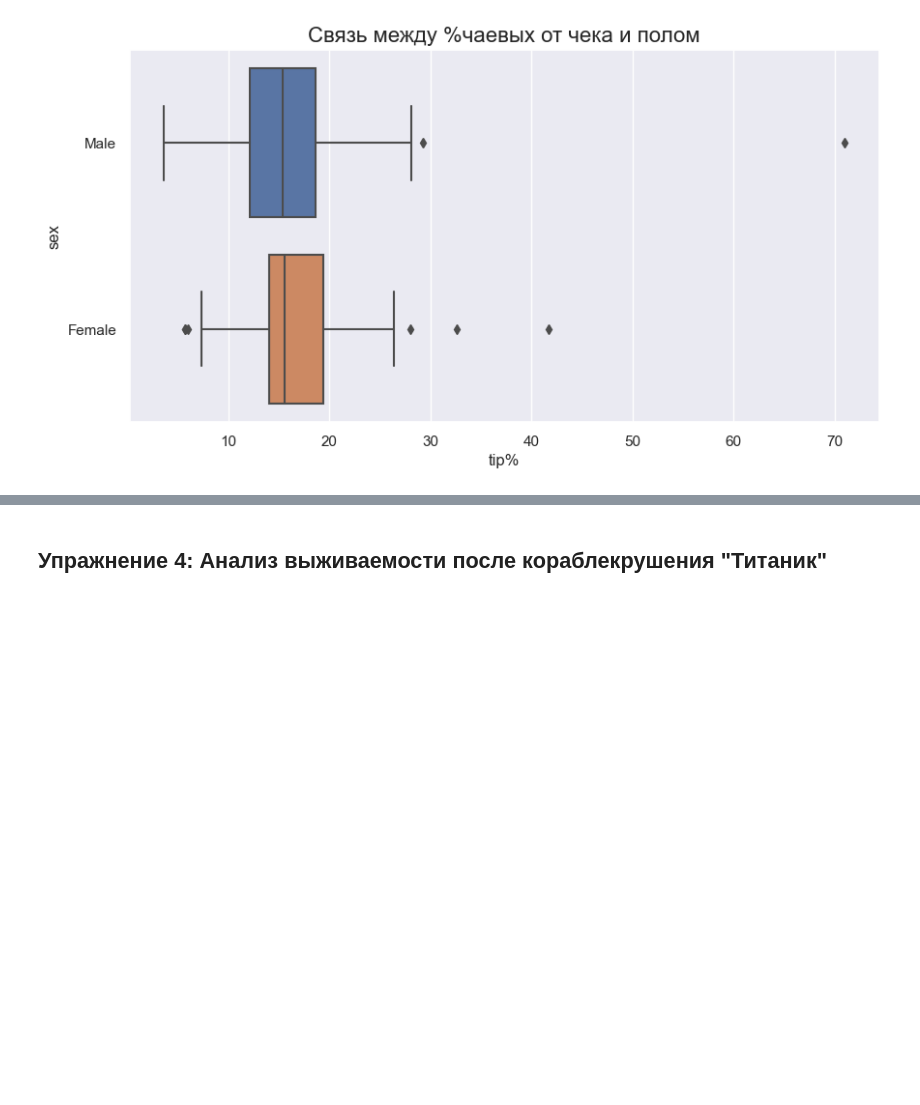
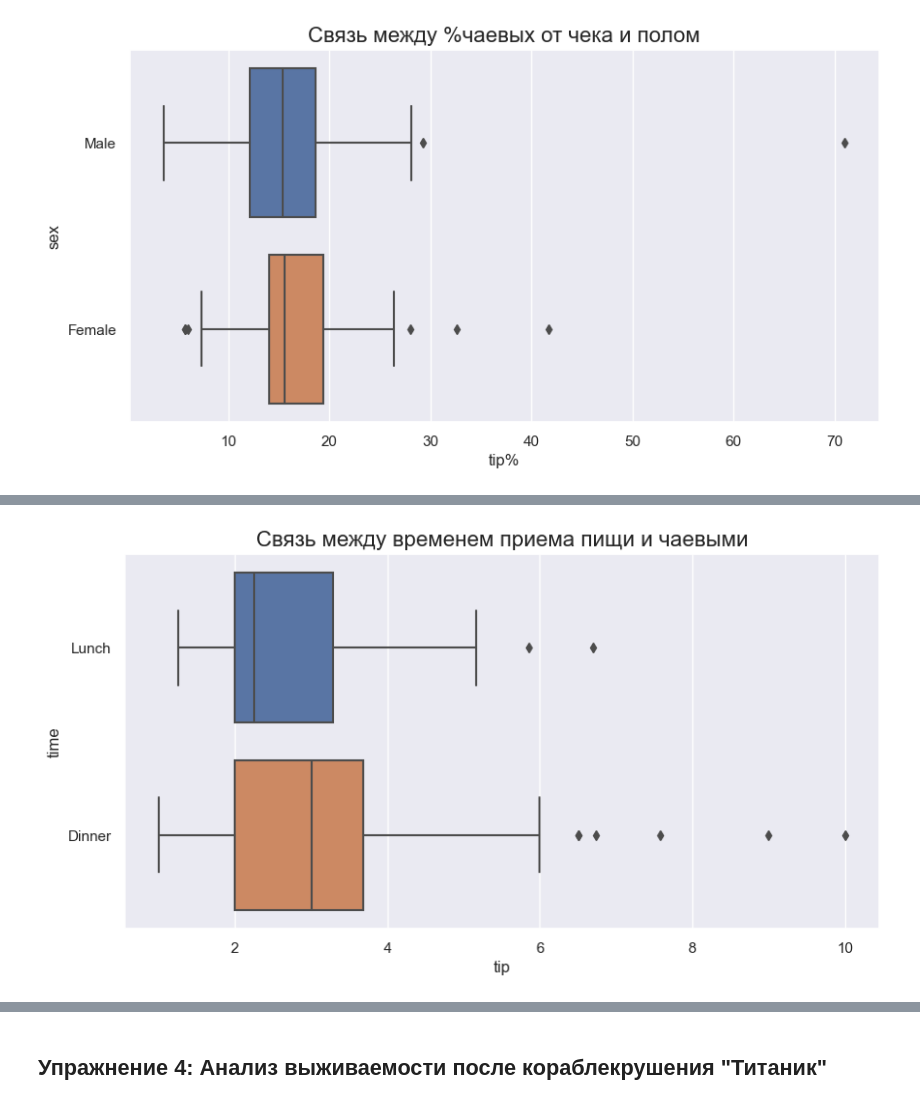
Before and after one commit to GridasovAlex/python_visualization, a Jupyter notebook: practice.ipynb, the cells around one changed output, grey strips where cells are left out. Cells and saved outputs as stored; diff of their text form; code cells hidden in the pictures; blank space fills up the shorter version.

```diff
--- a/practice.ipynb
+++ b/practice.ipynb
@@ -199,0 +220,9 @@ plt.show();
+# %%
+fig, ax = plt.subplots(figsize=(10,5))
+
+sns.boxplot(data=data, y='time', x='tip')
+ax.set_title('Связь между временем приема пищи и чаевыми', fontsize = 16)
+
+plt.show();
+# %% [output]
+[figure, added]
```
Also changed, not shown: parts of 4 cells of this notebook.
